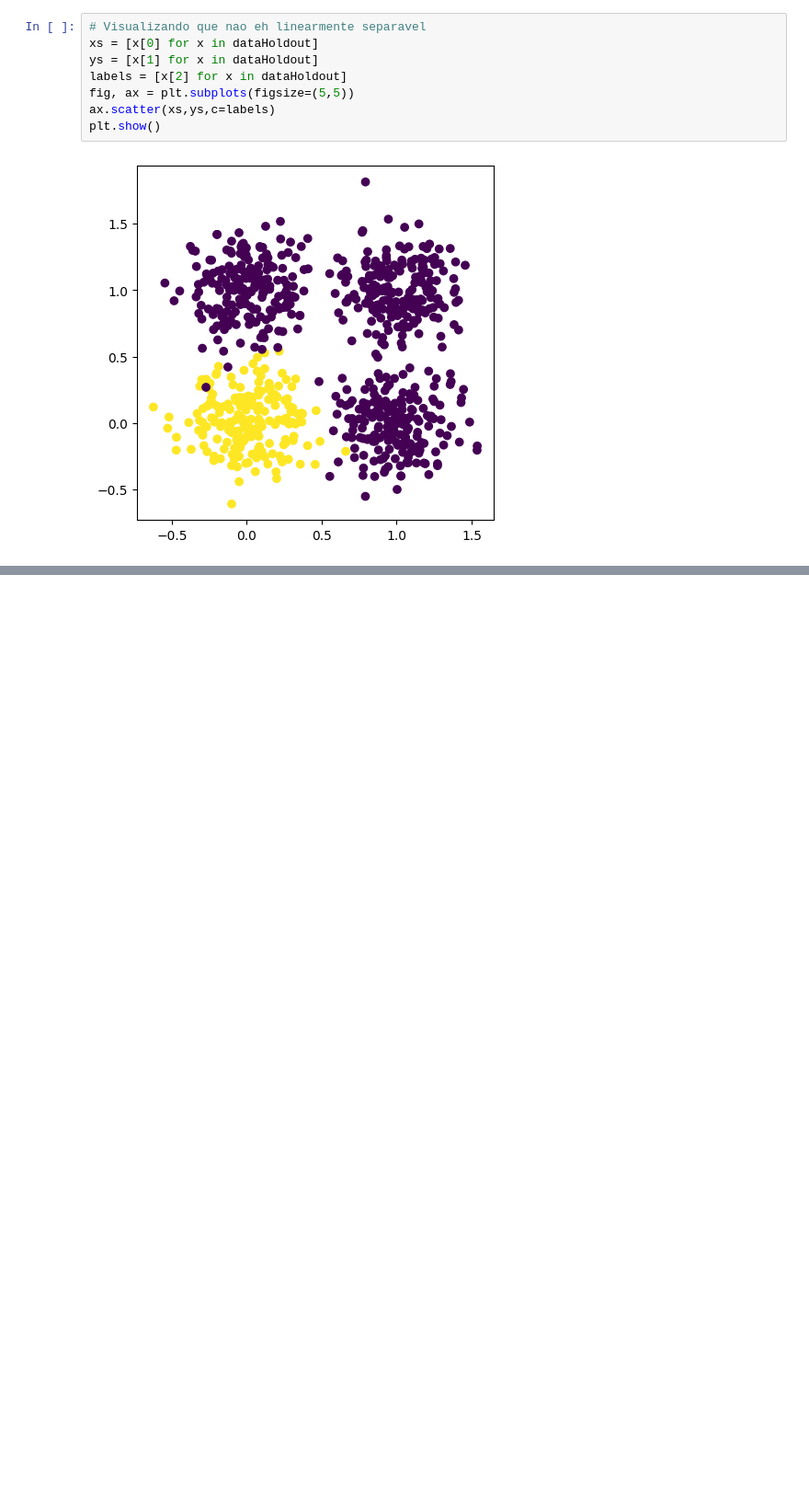
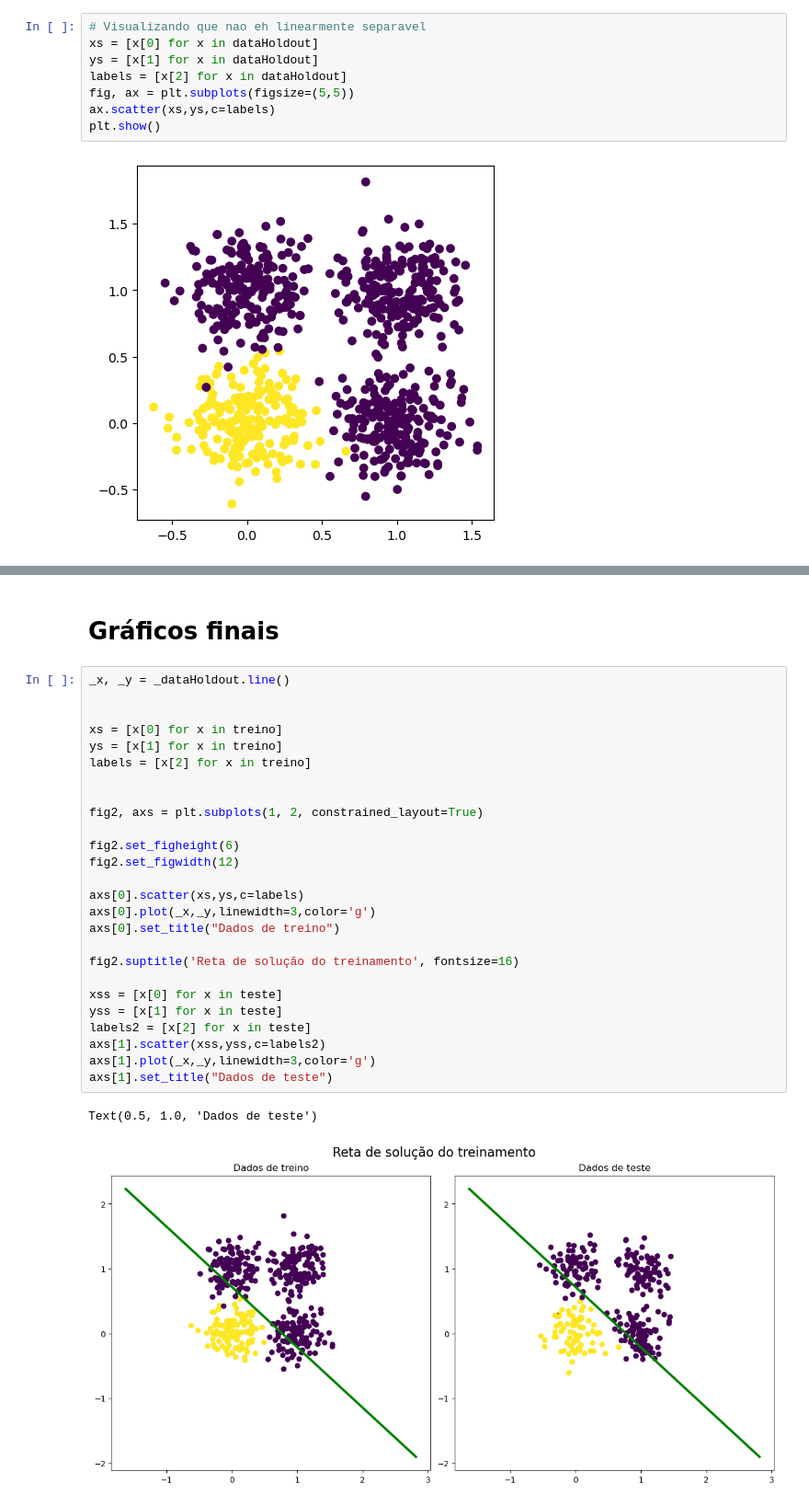
Before and after one commit to jfsbrandao/perceptron, a Jupyter notebook: perceptron_rna.ipynb, the cells around one changed output, grey strips where cells are left out. Shown at 92% size. Drawn from its saved outputs; the diff is of its cells as text; blank space fills up the shorter version.

```diff
--- a/perceptron_rna.ipynb
+++ b/perceptron_rna.ipynb
@@ -343,0 +415,31 @@ Error:
+# %% [markdown]
+# Gráficos finais
+# %%
+_x, _y = _dataHoldout.line()
+
+
+xs = [x[0] for x in treino]
+ys = [x[1] for x in treino]
+labels = [x[2] for x in treino]
+
+
+fig2, axs = plt.subplots(1, 2, constrained_layout=True)
+
+fig2.set_figheight(6)
+fig2.set_figwidth(12)
+
+axs[0].scatter(xs,ys,c=labels)
+axs[0].plot(_x,_y,linewidth=3,color='g')
+axs[0].set_title("Dados de treino")
+
+fig2.suptitle('Reta de solução do treinamento', fontsize=16)
+
+xss = [x[0] for x in teste]
+yss = [x[1] for x in teste]
+labels2 = [x[2] for x in teste]
+axs[1].scatter(xss,yss,c=labels2)
+axs[1].plot(_x,_y,linewidth=3,color='g')
+axs[1].set_title("Dados de teste")
+# %% [output]
+Text(0.5, 1.0, 'Dados de teste')
+[figure, added]
```
Also changed, not shown: parts of 22 cells of this notebook, 1 other file.
